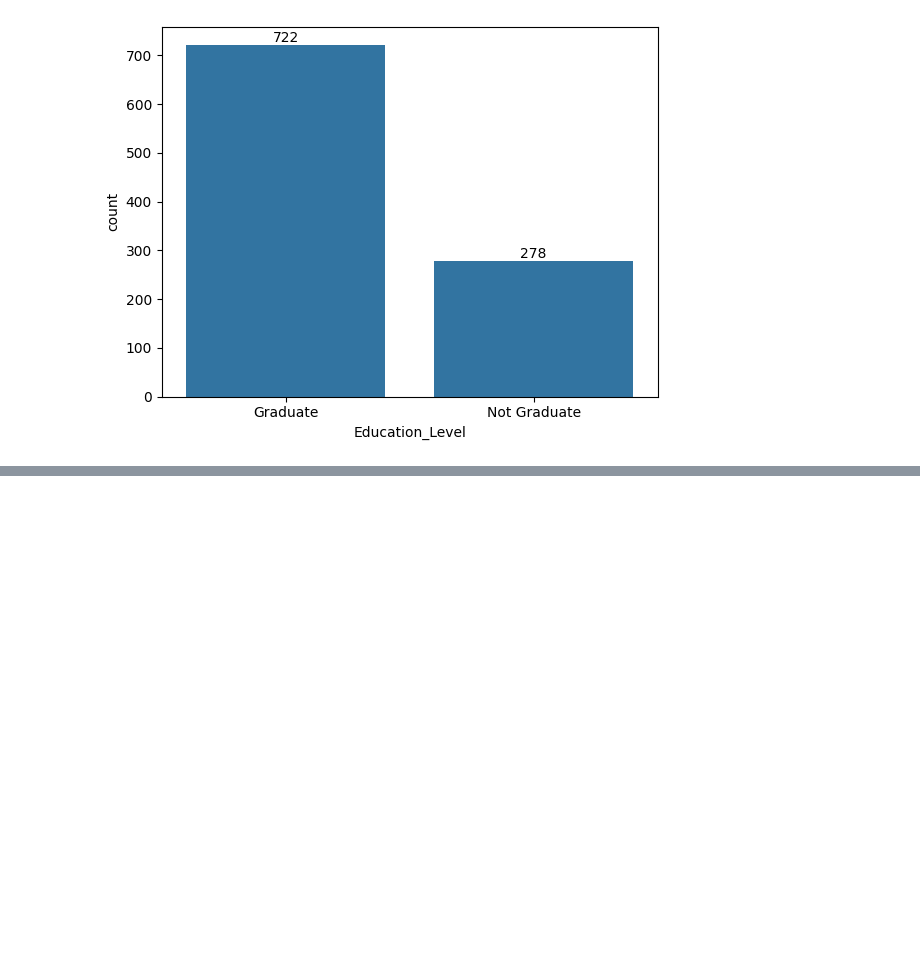
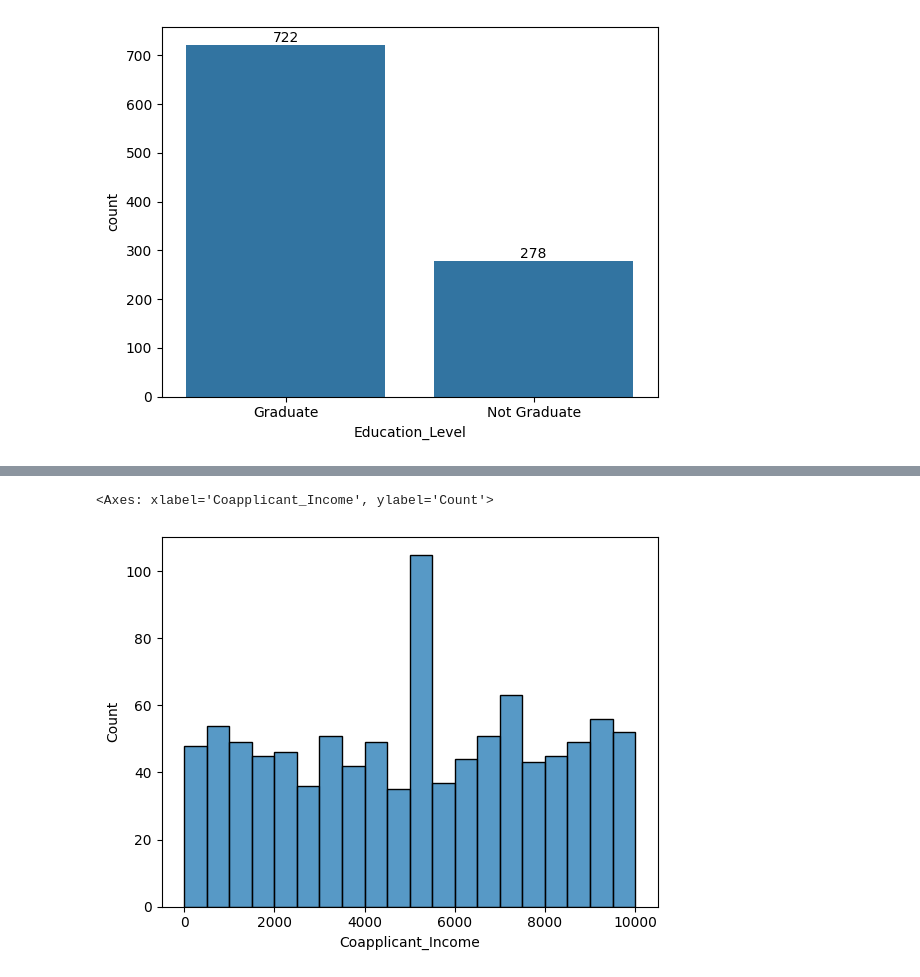
Before and after one commit to aryanvermacentral-coder/AI-ML, a Jupyter notebook: 5. Supervised ML/6. Credit Wise Loan System (Minor Project)/project_code.ipynb, the cells around one changed output, grey strips where cells are left out. Saved outputs shown, nothing was run; the diff lists cells and outputs as text; code cells hidden in the pictures; blank space fills up the shorter version.

```diff
--- a/5. Supervised ML/6. Credit Wise Loan System (Minor Project)/project_code.ipynb
+++ b/5. Supervised ML/6. Credit Wise Loan System (Minor Project)/project_code.ipynb
@@ -134,0 +144,9 @@ ax.bar_label(ax.containers[0])
+# %%
+sns.histplot(
+    data = df,
+    x = "Coapplicant_Income",
+    bins = 20
+)
+# %% [output]
+<Axes: xlabel='Coapplicant_Income', ylabel='Count'>
+[figure, added]
```
Also changed, not shown: parts of 3 cells of this notebook, 3 other files.
